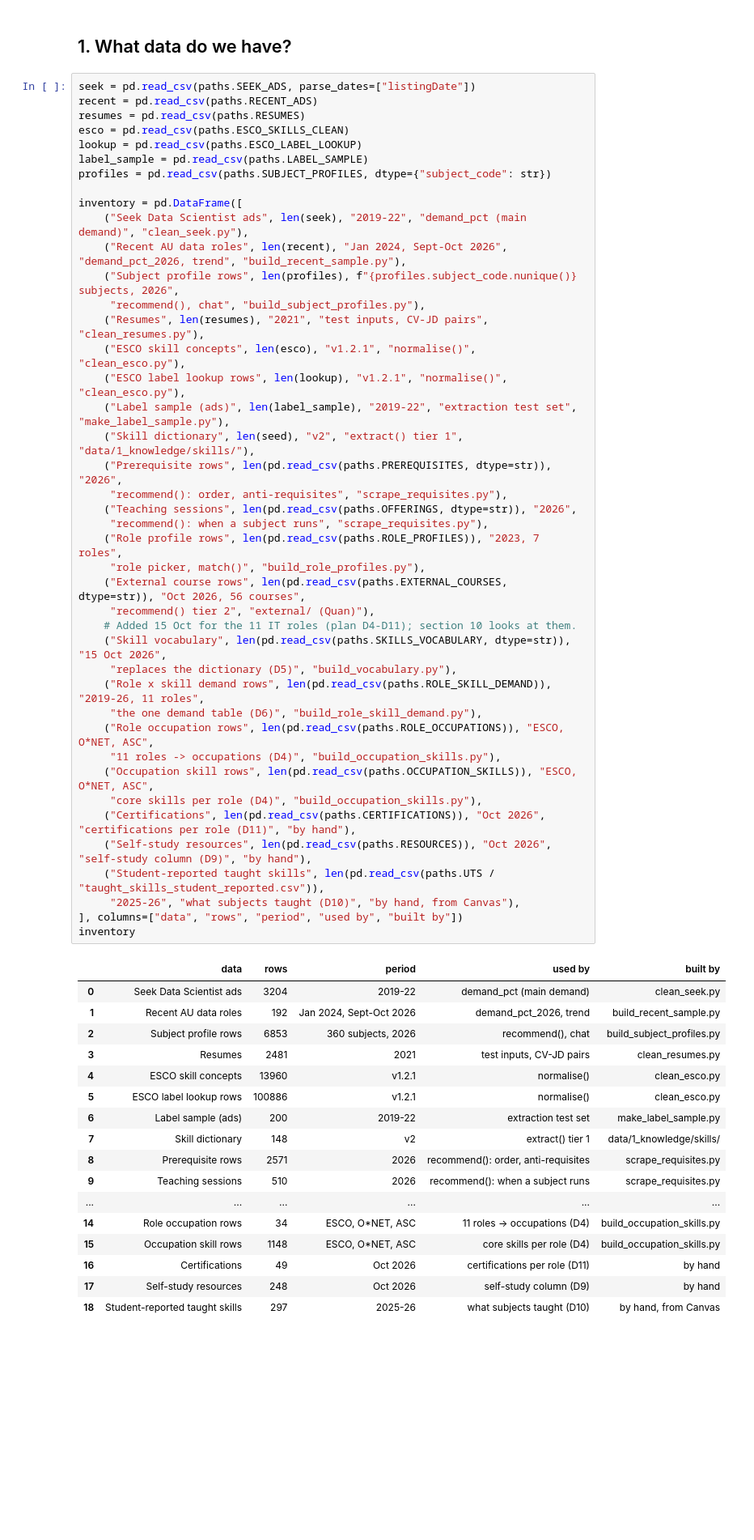
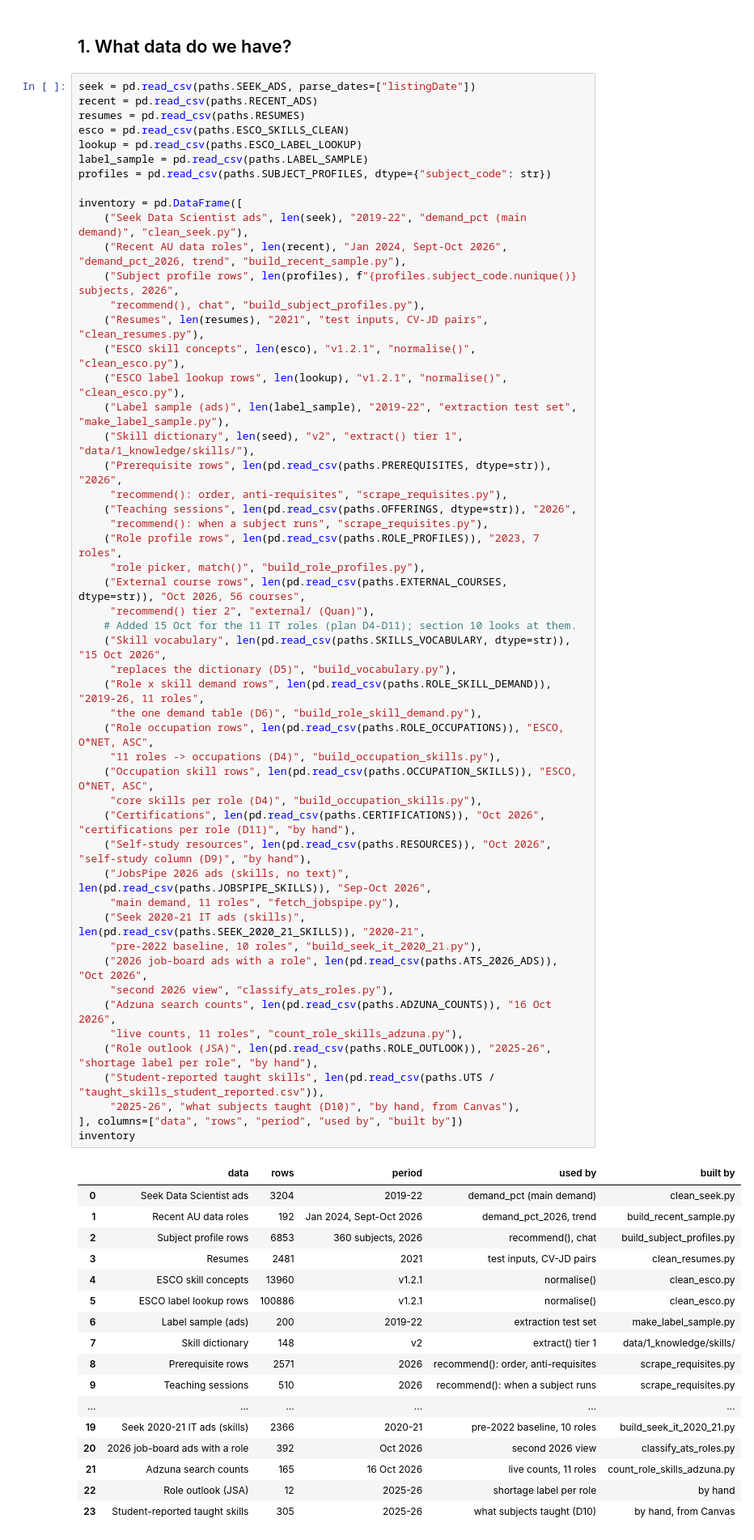
Before and after one commit to AndyPham2004/ANLP-AT2-Skillabus, a Jupyter notebook: notebooks/vt_eda.ipynb, the cells around one changed output. Shown at 81% size. Drawn from its saved outputs; the diff is of its cells as text; blank space fills up the shorter version.

```diff
--- a/notebooks/vt_eda.ipynb
+++ b/notebooks/vt_eda.ipynb
@@ -116,38 +116,47 @@ inventory = pd.DataFrame([
     ("External course rows", len(pd.read_csv(paths.EXTERNAL_COURSES, dtype=str)), "Oct 2026, 56 courses",
      "recommend() tier 2", "external/ (Quan)"),
     # Added 15 Oct for the 11 IT roles (plan D4-D11); section 10 looks at them.
     ("Skill vocabulary", len(pd.read_csv(paths.SKILLS_VOCABULARY, dtype=str)), "15 Oct 2026",
      "replaces the dictionary (D5)", "build_vocabulary.py"),
     ("Role x skill demand rows", len(pd.read_csv(paths.ROLE_SKILL_DEMAND)), "2019-26, 11 roles",
      "the one demand table (D6)", "build_role_skill_demand.py"),
     ("Role occupation rows", len(pd.read_csv(paths.ROLE_OCCUPATIONS)), "ESCO, O*NET, ASC",
      "11 roles -> occupations (D4)", "build_occupation_skills.py"),
     ("Occupation skill rows", len(pd.read_csv(paths.OCCUPATION_SKILLS)), "ESCO, O*NET, ASC",
      "core skills per role (D4)", "build_occupation_skills.py"),
     ("Certifications", len(pd.read_csv(paths.CERTIFICATIONS)), "Oct 2026", "certifications per role (D11)", "by hand"),
     ("Self-study resources", len(pd.read_csv(paths.RESOURCES)), "Oct 2026", "self-study column (D9)", "by hand"),
+    ("JobsPipe 2026 ads (skills, no text)", len(pd.read_csv(paths.JOBSPIPE_SKILLS)), "Sep-Oct 2026",
+     "main demand, 11 roles", "fetch_jobspipe.py"),
+    ("Seek 2020-21 IT ads (skills)", len(pd.read_csv(paths.SEEK_2020_21_SKILLS)), "2020-21",
+     "pre-2022 baseline, 10 roles", "build_seek_it_2020_21.py"),
+    ("2026 job-board ads with a role", len(pd.read_csv(paths.ATS_2026_ADS)), "Oct 2026",
+     "second 2026 view", "classify_ats_roles.py"),
+    ("Adzuna search counts", len(pd.read_csv(paths.ADZUNA_COUNTS)), "16 Oct 2026",
+     "live counts, 11 roles", "count_role_skills_adzuna.py"),
+    ("Role outlook (JSA)", len(pd.read_csv(paths.ROLE_OUTLOOK)), "2025-26", "shortage label per role", "by hand"),
     ("Student-reported taught skills", len(pd.read_csv(paths.UTS / "taught_skills_student_reported.csv")),
      "2025-26", "what subjects taught (D10)", "by hand, from Canvas"),
 ], columns=["data", "rows", "period", "used by", "built by"])
 inventory
 # %% [output]
 |  | data | rows | period | used by | built by |
 | 0 | Seek Data Scientist ads | 3204 | 2019-22 | demand_pct (main demand) | clean_seek.py |
 | 1 | Recent AU data roles | 192 | Jan 2024, Sept-Oct 2026 | demand_pct_2026, trend | build_recent_sample.py |
 | 2 | Subject profile rows | 6853 | 360 subjects, 2026 | recommend(), chat | build_subject_profiles.py |
 | 3 | Resumes | 2481 | 2021 | test inputs, CV-JD pairs | clean_resumes.py |
 | 4 | ESCO skill concepts | 13960 | v1.2.1 | normalise() | clean_esco.py |
 | 5 | ESCO label lookup rows | 100886 | v1.2.1 | normalise() | clean_esco.py |
 | 6 | Label sample (ads) | 200 | 2019-22 | extraction test set | make_label_sample.py |
 | 7 | Skill dictionary | 148 | v2 | extract() tier 1 | data/1_knowledge/skills/ |
 | 8 | Prerequisite rows | 2571 | 2026 | recommend(): order, anti-requisites | scrape_requisites.py |
 | 9 | Teaching sessions | 510 | 2026 | recommend(): when a subject runs | scrape_requisites.py |
 | ... | ... | ... | ... | ... | ... |
-| 14 | Role occupation rows | 34 | ESCO, O*NET, ASC | 11 roles -> occupations (D4) | build_occupation_skills.py |
-| 15 | Occupation skill rows | 1148 | ESCO, O*NET, ASC | core skills per role (D4) | build_occupation_skills.py |
-| 16 | Certifications | 49 | Oct 2026 | certifications per role (D11) | by hand |
-| 17 | Self-study resources | 248 | Oct 2026 | self-study column (D9) | by hand |
-| 18 | Student-reported taught skills | 297 | 2025-26 | what subjects taught (D10) | by hand, from Canvas |
+| 19 | Seek 2020-21 IT ads (skills) | 2366 | 2020-21 | pre-2022 baseline, 10 roles | build_seek_it_2020_21.py |
+| 20 | 2026 job-board ads with a role | 392 | Oct 2026 | second 2026 view | classify_ats_roles.py |
+| 21 | Adzuna search counts | 165 | 16 Oct 2026 | live counts, 11 roles | count_role_skills_adzuna.py |
+| 22 | Role outlook (JSA) | 12 | 2025-26 | shortage label per role | by hand |
+| 23 | Student-reported taught skills | 305 | 2025-26 | what subjects taught (D10) | by hand, from Canvas |
 # %%
 # The prerequisite file mixes three kinds of row: requisite items, anti-requisites, and one empty
 # row for each subject with no rule. The report cites them separately.
```
Also changed, not shown: parts of 17 cells of this notebook, 9 other files.
